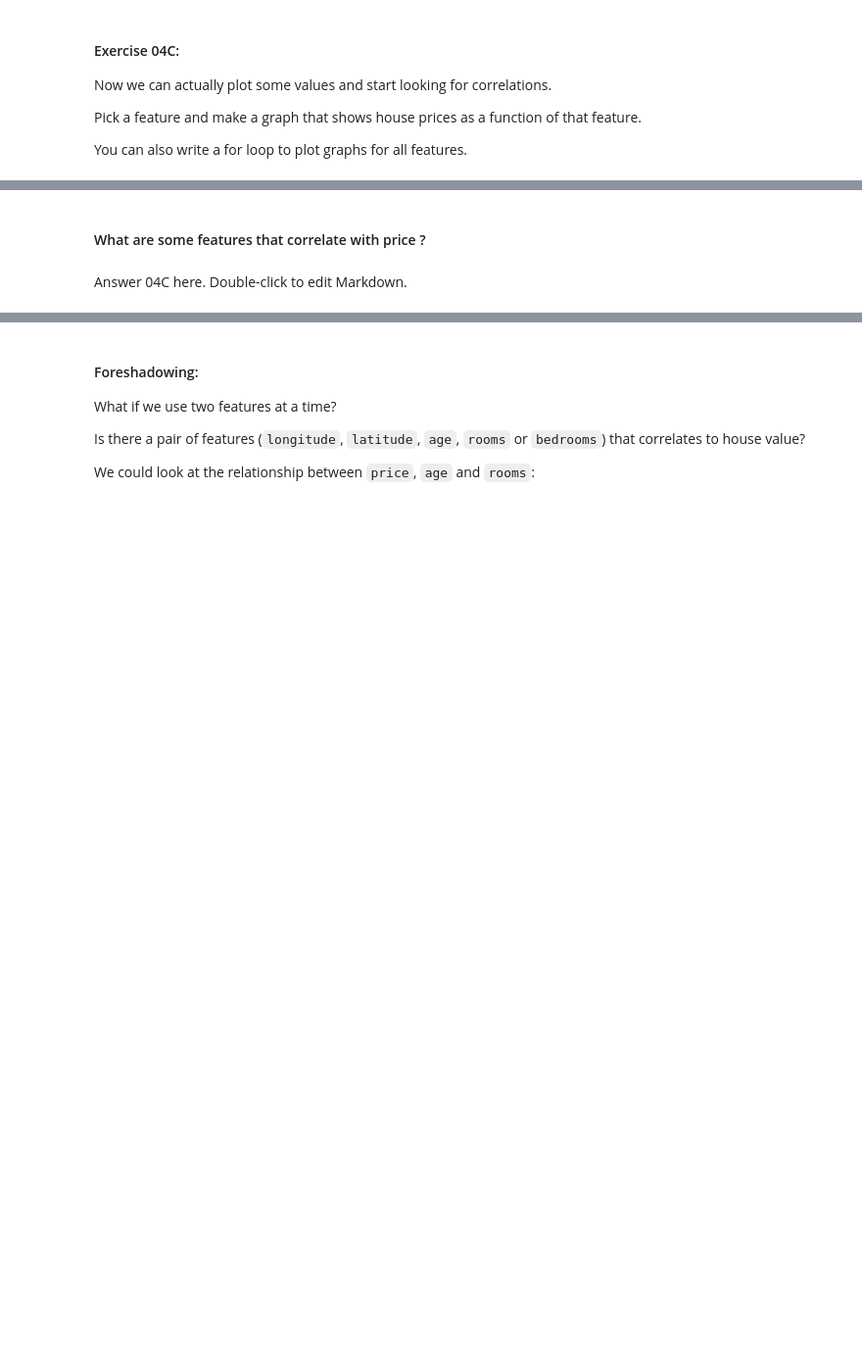
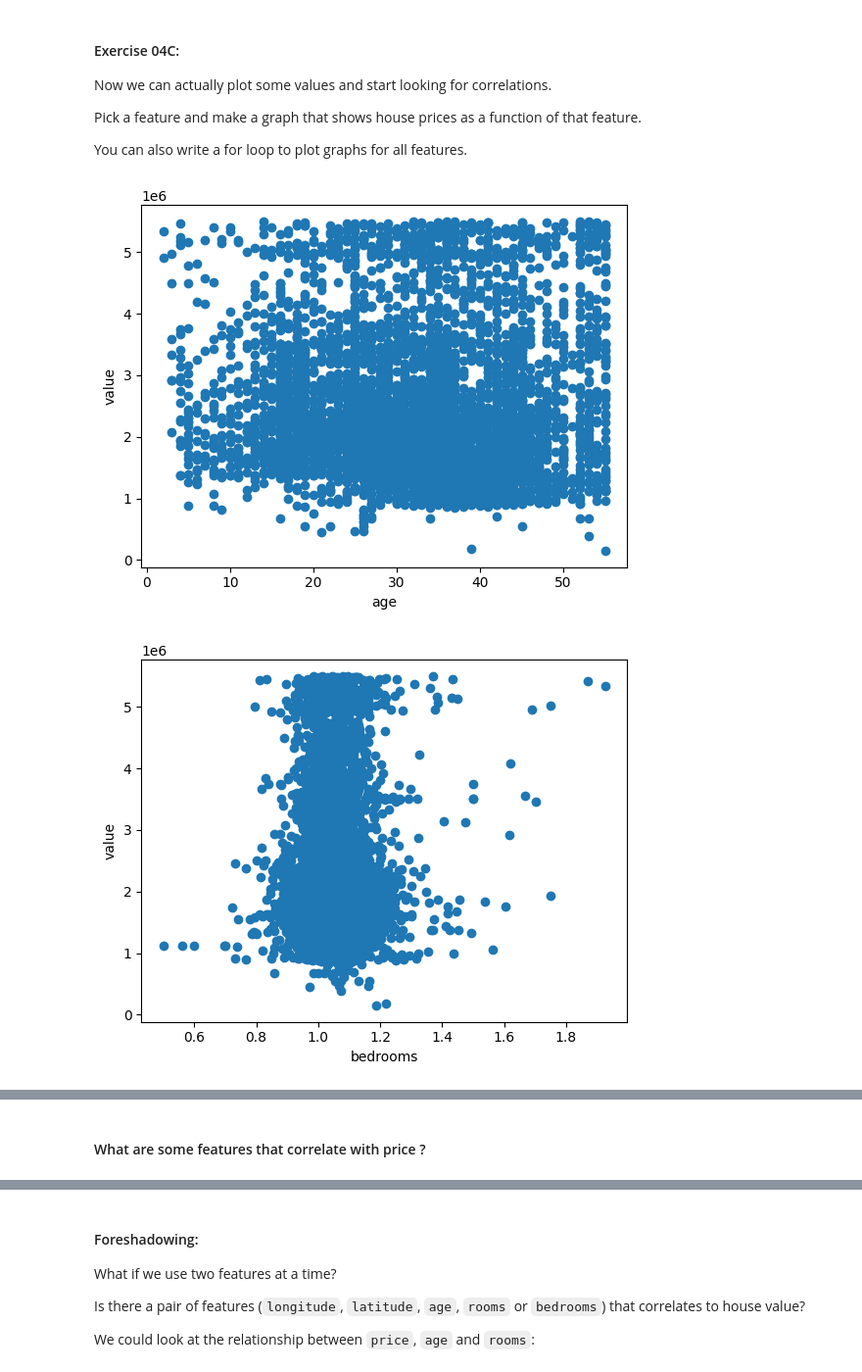
Before and after one commit to idmmachinelearning-ms/HW03, a Jupyter notebook: HW03.ipynb, the cells around one changed output, grey strips where cells are left out. Shown at 98% size. Saved outputs shown, nothing was run; the diff lists cells and outputs as text; code cells hidden in the pictures; blank space fills up the shorter version.

```diff
--- a/HW03.ipynb
+++ b/HW03.ipynb
@@ -592,7 +592,7 @@ Before we plot anything, let's define a function `list_from_key(objs, key)` that
 # helper function to get lists of values from specific key
 def list_from_key(objs, key):
   # TODO: implement the list_from_key functionality
-  return []
+  return [P[key] for P in objs]
 # %%
 # Test 04B
 Tests.test("04B", list_from_key)
@@ -607,17 +609,32 @@ You can also write a for loop to plot graphs for all features.
 # %%
 # Work on 04C here
 
 # TODO: get a list with all of the price values
-prices = []
+prices = list_from_key(info_houses, "value")
 
 # TODO: get a list with all of the house ages (for example)
-house_ages = []
+#house_ages = list_from_key(info_houses, "age")
 
+# did own example
+#house_rooms = list_from_key(info_houses, "rooms")
+
+allvalues = ["age", "bedrooms", "rooms"]
+for x in allvalues:
+    values = list_from_key(info_houses, x)
+    plt.scatter(values, prices)
+    plt.xlabel(x)
+    plt.ylabel("value")
+    plt.show()
 
 # this is the command to plot a XY scatter plot from 2 lists
 # see documentation: https://matplotlib.org/stable/api/_as_gen/matplotlib.pyplot.scatter.html
 
-plt.scatter(house_ages, prices)
-plt.xlabel("age")
-plt.ylabel("value")
-plt.show()
+#plt.scatter(house_ages, prices)
+#plt.scatter(house_rooms, prices)
+#plt.xlabel("age")
+#plt.xlabel("# of rooms")
+#plt.ylabel("value")
+#plt.show()
+# %% [output]
+[figure, added]
+[figure, added]
@@ -624,4 +642,2 @@ plt.show()
 # %% [markdown]
 #### What are some features that correlate with price ?
-# %% [markdown]
-Answer 04C here. Double-click to edit Markdown.
```
Also changed, not shown: parts of 5 cells of this notebook.
